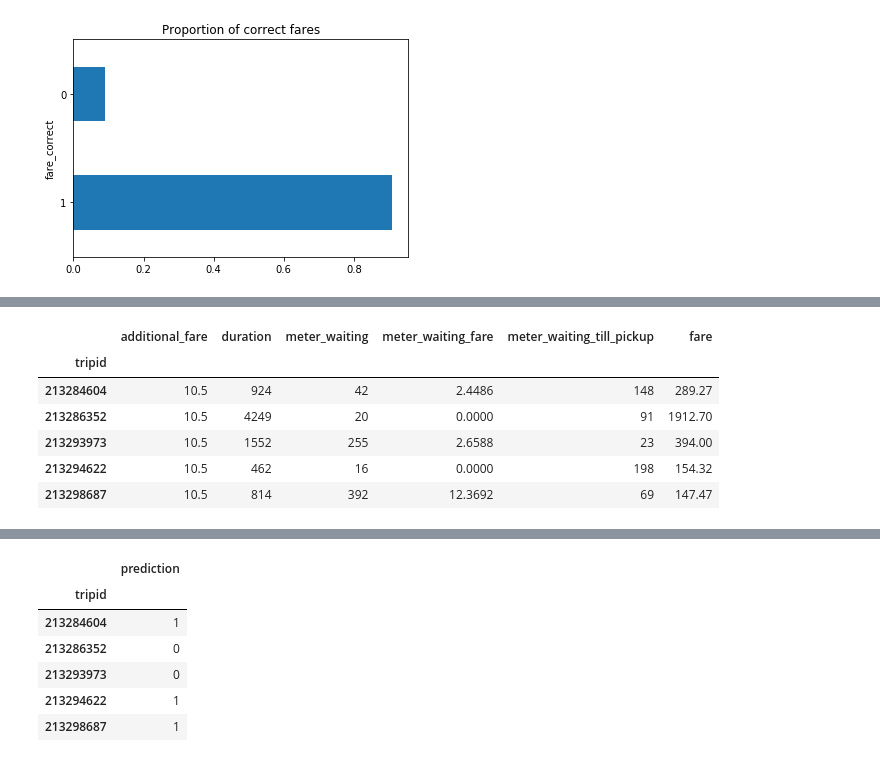
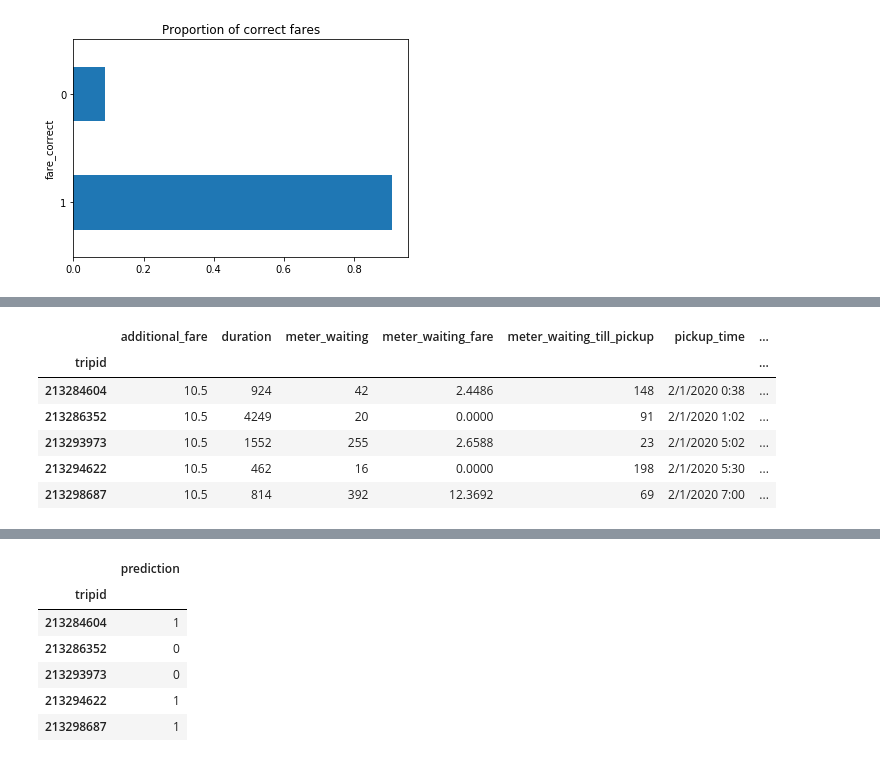
Before and after one commit to haritha-j/ride-hailing-fare-prediction, a Jupyter notebook: mlProject.ipynb, the cells around one changed output, grey strips where cells are left out. Drawn from its saved outputs; the diff is of its cells as text; code cells hidden in the pictures.

```diff
--- a/mlProject.ipynb
+++ b/mlProject.ipynb
@@ -453,15 +431,14 @@ F1 0.9643539147040102
 # %%
 #load test data
 test_features_df = pd.read_csv(DATA_PATH / "test.csv",
                                index_col="tripid")
 
-test_features_df = test_features_df.drop(columns=['pickup_time', 'drop_time', 'pick_lat', 'pick_lon', 'drop_lat', 'drop_lon'])
 test_features_df.head()
 # %% [output]
-|  | additional_fare | duration | meter_waiting | meter_waiting_fare | meter_waiting_till_pickup | fare |
-| tripid |  |  |  |  |  |  |
-| 213284604 | 10.5 | 924 | 42 | 2.4486 | 148 | 289.27 |
-| 213286352 | 10.5 | 4249 | 20 | 0.0000 | 91 | 1912.70 |
-| 213293973 | 10.5 | 1552 | 255 | 2.6588 | 23 | 394.00 |
-| 213294622 | 10.5 | 462 | 16 | 0.0000 | 198 | 154.32 |
-| 213298687 | 10.5 | 814 | 392 | 12.3692 | 69 | 147.47 |
+|  | additional_fare | duration | meter_waiting | meter_waiting_fare | meter_waiting_till_pickup | pickup_time | ... |
+| tripid |  |  |  |  |  |  | ... |
+| 213284604 | 10.5 | 924 | 42 | 2.4486 | 148 | 2/1/2020 0:38 | ... |
+| 213286352 | 10.5 | 4249 | 20 | 0.0000 | 91 | 2/1/2020 1:02 | ... |
+| 213293973 | 10.5 | 1552 | 255 | 2.6588 | 23 | 2/1/2020 5:02 | ... |
+| 213294622 | 10.5 | 462 | 16 | 0.0000 | 198 | 2/1/2020 5:30 | ... |
+| 213298687 | 10.5 | 814 | 392 | 12.3692 | 69 | 2/1/2020 7:00 | ... |
```
Also changed, not shown: parts of 35 cells of this notebook, 1 other file.
